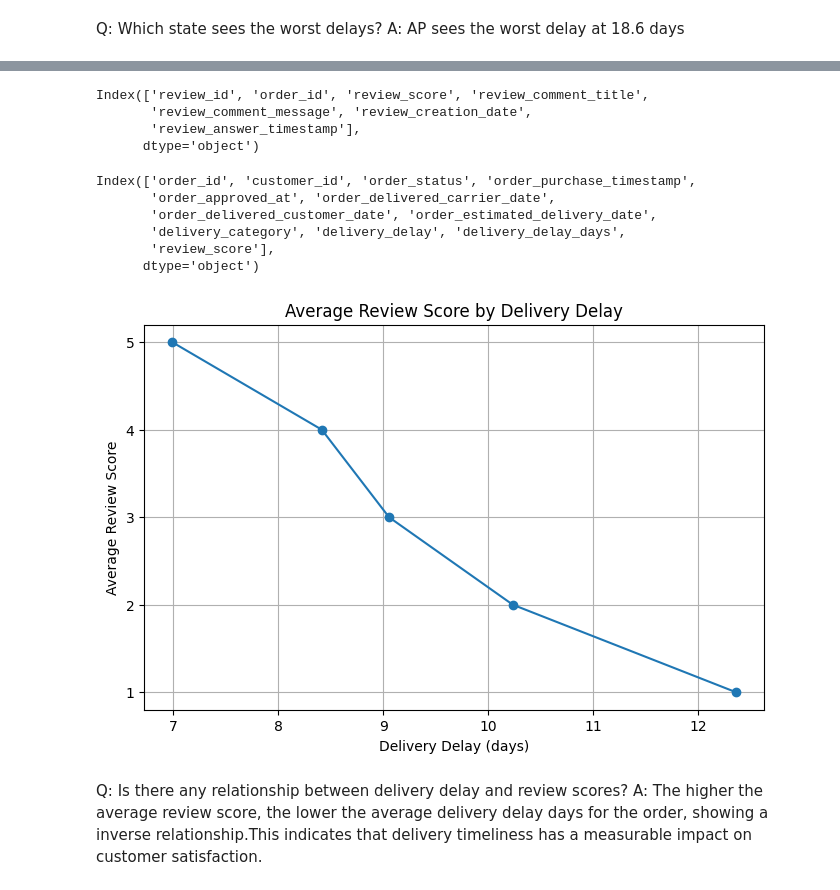
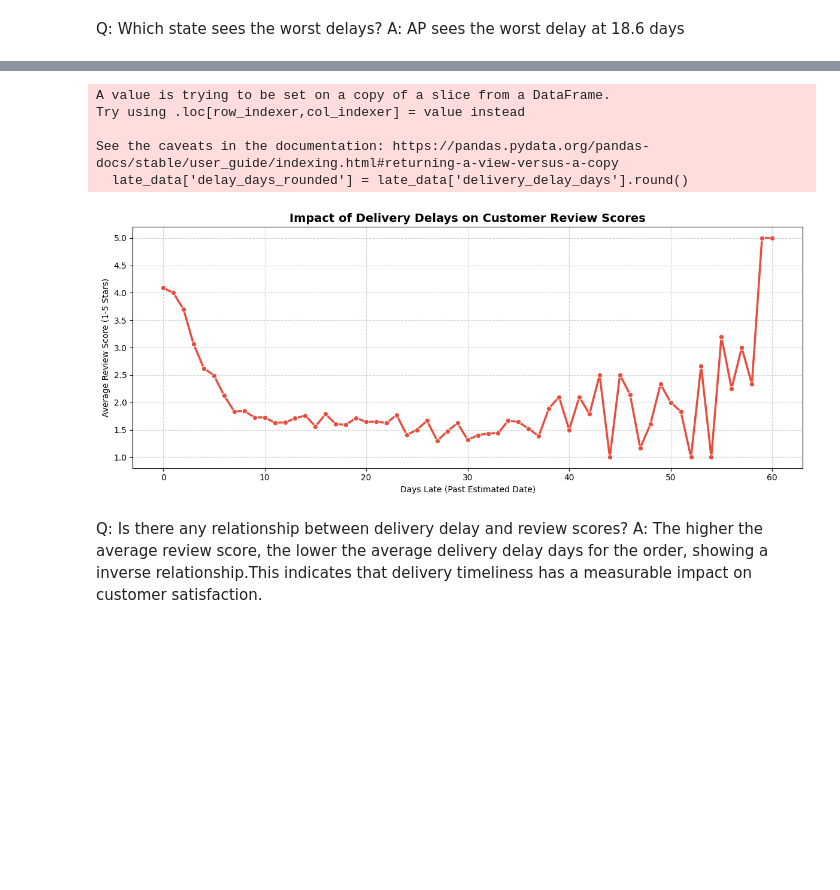
Before and after one commit to Scarl3tx/Ecommerce_Analysis, a Jupyter notebook: notebooks/analysis.ipynb, the cells around one changed output, grey strips where cells are left out. Drawn from its saved outputs; the diff is of its cells as text; code cells hidden in the pictures; blank space fills up the shorter version.

```diff
--- a/notebooks/analysis.ipynb
+++ b/notebooks/analysis.ipynb
@@ -630,0 +420,13 @@ Name: delivery_category, dtype: float64
+# %%
+from pathlib import Path
+current = Path().resolve()
+import pandas as pd
+
+for parent in current.parents:
+    if (parent / "data").exists():
+        BASE_DIR = parent
+        break
+
+file_path = BASE_DIR / "data" / "processed" / "delivery_op_kpi.csv"
+
+delivery_kpi = pd.read_csv(file_path)
@@ -740,7 +478,0 @@ Index(['order_id', 'customer_id', 'order_status', 'order_purchase_timestamp',
-# %%
-reviews.columns
-# %% [output]
-Index(['review_id', 'order_id', 'review_score', 'review_comment_title',
-       'review_comment_message', 'review_creation_date',
-       'review_answer_timestamp'],
-      dtype='object')
@@ -753,9 +478,0 @@ order_delay_review = late_orders.merge(
-# %%
-order_delay_review.columns
-# %% [output]
-Index(['order_id', 'customer_id', 'order_status', 'order_purchase_timestamp',
-       'order_approved_at', 'order_delivered_carrier_date',
-       'order_delivered_customer_date', 'order_estimated_delivery_date',
-       'delivery_category', 'delivery_delay', 'delivery_delay_days',
-       'review_score'],
-      dtype='object')
@@ -768,15 +479,34 @@ order_delay_review_relationship = (
-# %%
-import matplotlib.pyplot as plt
-# Plot
-plt.figure(figsize=(8,5))
-plt.plot(order_delay_review_relationship['delivery_delay_days'], order_delay_review_relationship['review_score'], marker='o')
-plt.xlabel('Delivery Delay (days)')
-plt.ylabel('Average Review Score')
-plt.title('Average Review Score by Delivery Delay')
-plt.grid(True)
-plt.show()
-# %% [output]
-[figure, removed]
+# %%
+late_data = delivery_kpi[(delivery_kpi['is_late'] == 1)]
+# 2. Round the delay days to the nearest whole day for clean grouping
+late_data['delay_days_rounded'] = late_data['delivery_delay_days'].round()
+
+# 3. Calculate average review score for each day of delay
+review_trend = late_data.groupby('delay_days_rounded')['review_score'].mean().reset_index()
+# 4. Plot the trend
+plt.figure(figsize=(12, 5))
+sns.lineplot(
+    data=review_trend,
+    x='delay_days_rounded',
+    y='review_score',
+    marker='o',
+    color='#e74c3c',
+    linewidth=2.5
+)
+
+plt.title("Impact of Delivery Delays on Customer Review Scores", fontsize=14, fontweight='bold')
+plt.xlabel("Days Late (Past Estimated Date)")
+plt.ylabel("Average Review Score (1-5 Stars)")
+plt.grid(True, linestyle='--', alpha=0.6)
+plt.tight_layout()
+plt.show()
+# %% [output]
+A value is trying to be set on a copy of a slice from a DataFrame.
+Try using .loc[row_indexer,col_indexer] = value instead
+
+See the caveats in the documentation: https://pandas.pydata.org/pandas-docs/stable/user_guide/indexing.html#returning-a-view-versus-a-copy
+  late_data['delay_days_rounded'] = late_data['delivery_delay_days'].round()
+[figure, added]
 # %% [markdown]
 Q: Is there any relationship between delivery delay and review scores?
 A: The higher the average review score, the lower the average delivery delay days for the order, showing a inverse relationship.This indicates that delivery timeliness has a measurable impact on customer satisfaction.
```
Also changed, not shown: parts of 79 cells of this notebook.
